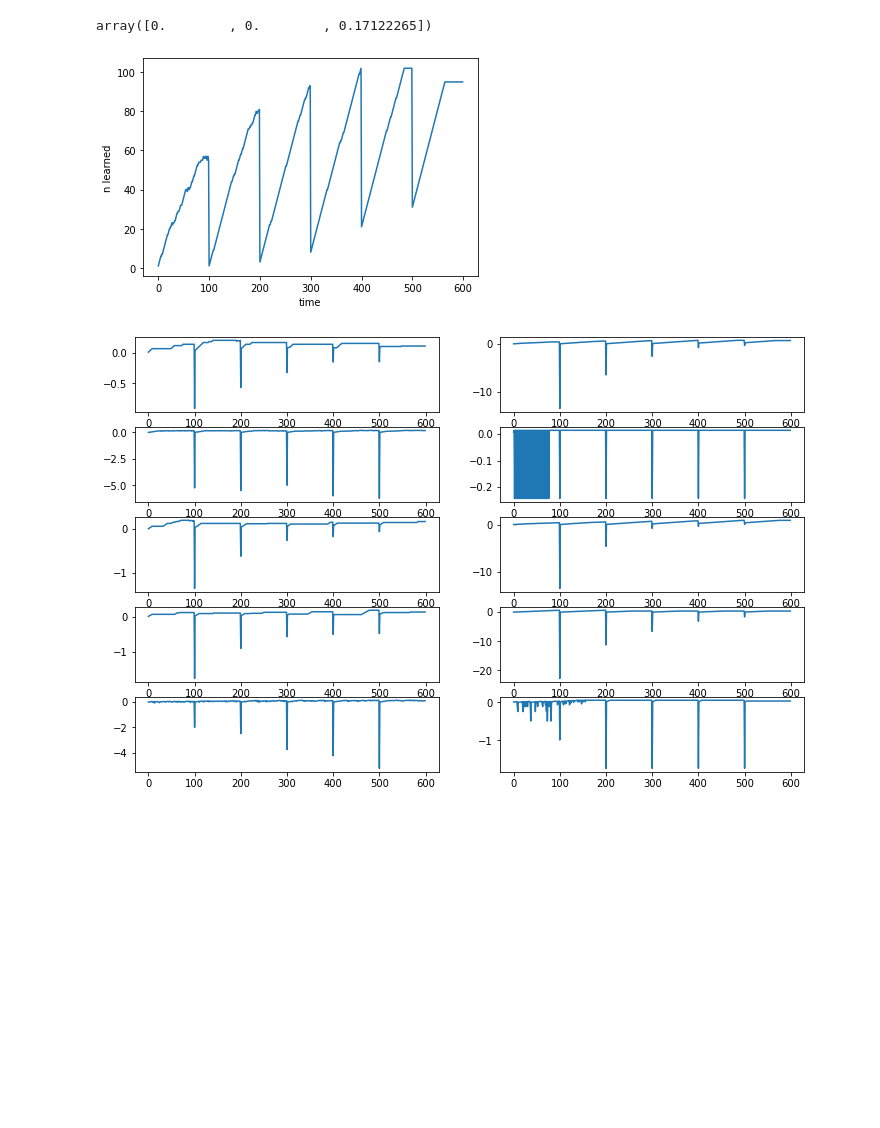
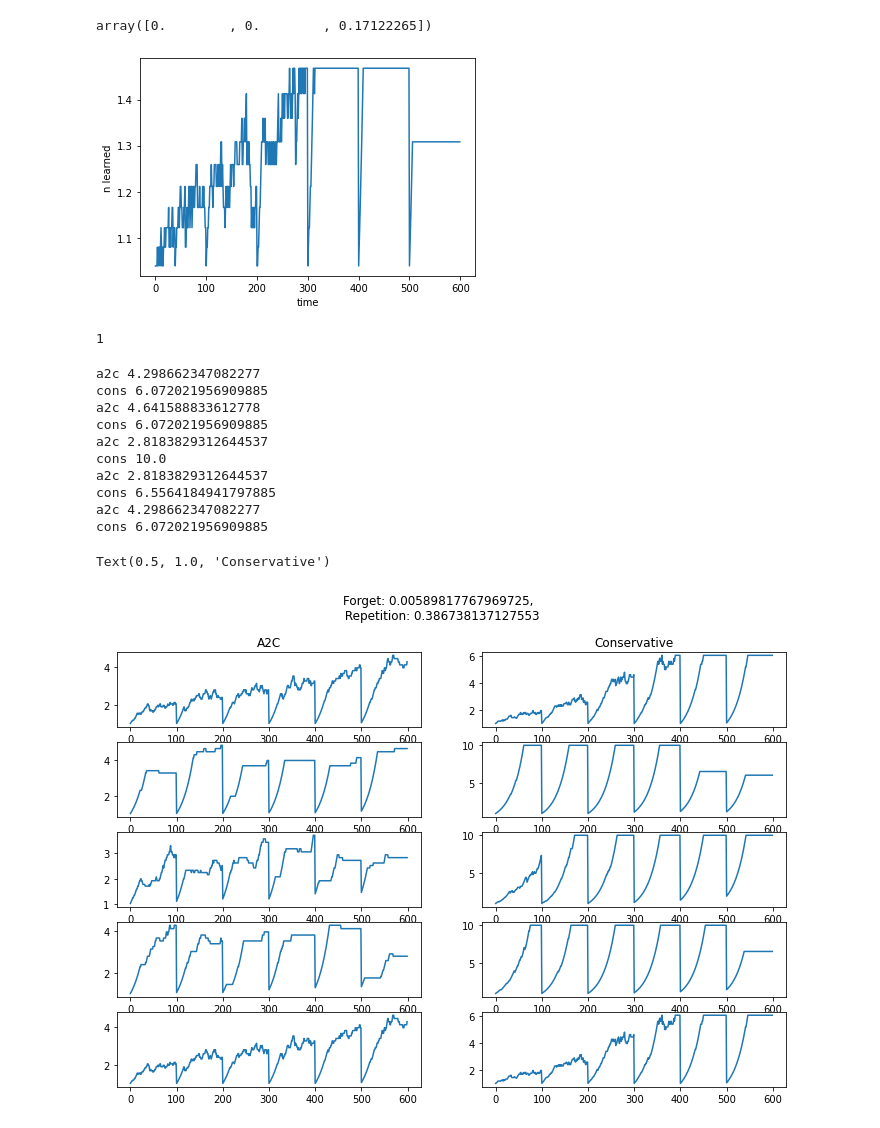
Before and after one commit to AurelienNioche/ActiveTeachingCollaborative, a Jupyter notebook: planning/using-a2c/check_discontinuous_runs.ipynb, the cells around one changed output. Cells and saved outputs as stored; diff of their text form; code cells hidden in the pictures; blank space fills up the shorter version.

Commit message:
exponential reward update

```diff
--- a/planning/using-a2c/check_discontinuous_runs.ipynb
+++ b/planning/using-a2c/check_discontinuous_runs.ipynb
@@ -15,6 +17,8 @@ from human_agents import generate_agents
 
 from baseline_policies.conservative import Conservative
 # %%
-monotonic=A2C.load('runs/v6/run_monotonic')
-ml = A2C.load('runs/v6/run_mean_learned')
-eb = A2C.load('runs/v6/run_exam_based')
+exp1=A2C.load('runs/discont_exp/run_1')
+exp15=A2C.load('runs/discont_exp/run_1.5')
+exp2=A2C.load('runs/discont_exp/run_2')
+exp3=A2C.load('runs/discont_exp/run_3')
+exp4=A2C.load('runs/discont_exp/run_4')
@@ -23,2 +25,4 @@ FileNotFoundError: [Errno 2] No such file or directory: 'runs/v6/run_monotonic'
 # %%
-env1=ml.env
+env1=exp2.env
+env1.t_max = 600
+env1.reward_coeff
@@ -68,40 +61,51 @@ env1.obs[0]
 # %% [output]
 array([0.        , 0.        , 0.17122265])
 # %%
-def run_one_episode_conservative(env, user):
-    obs = env.reset_for_new_user(user)
-#     env.penalty_coeff=0.0
-    policy = Conservative(env=env)
-    rewards = []
-    actions = []
-    while True:
-        action = policy.act(obs)
-        obs, reward, done, _ = env.step(action)
-        rewards.append(reward)
-        actions.append(action)
-        if done:
-            obs = env.reset_keeping_user()
-            break
-    return rewards, actions
+policy = Conservative(env=env1)
+# rewards2, actions2 = run_one_episode(env1, policy, is_a2c=False)
 # %%
-n_learned = np.array(rewards)*env.n_item
+n_learned = np.array(rewards2)#*env1.n_item
 
 fig, ax = plt.subplots()
 ax.plot(n_learned)
 ax.set_xlabel("time")
 ax.set_ylabel("n learned");
 # %% [output]
-[figure, old version]
+[figure, new version]
+# %%
+model=monotonic
+# %%
+env1.reward_coeff
+# %% [output]
+1
 # %%
 fig, axs = plt.subplots(5, 2, figsize=(12, 8))
 for i in range(5):
-    r1, a1 = run_one_episode_a2c(model, env, i)
+    r1, a1 = run_one_episode(env1, model, i)
     nl1 = np.array(r1)#*env.n_item
 #     nlp1 = nl1[nl1>0]
+#     nl1 = np.log10(nl1) * env1.n_item
     axs[i, 0].plot(nl1)
-    r2, a2 = run_one_episode_conservative(env, i)
+    print('a2c', nl1[-1])
+    r2, a2 = run_one_episode(env1, policy, i, is_a2c=False)
     nl2 = np.array(r2)#*env.n_item
 #     nlp2 = nl2[nl2>0]
+#     nl2 = np.log10(nl2) * env1.n_item
     axs[i, 1].plot(nl2)
+    print('cons', nl2[-1])
+fig.suptitle('Forget: {}, \n Repetition: {}'.format(env1.all_forget_rates.mean(), env1.all_repetition_rates.mean()))
+axs[0, 0].set_title('A2C')
+axs[0, 1].set_title('Conservative')
 # %% [output]
+a2c 4.298662347082277
+cons 6.072021956909885
+a2c 4.641588833612778
+cons 6.072021956909885
+a2c 2.8183829312644537
+cons 10.0
+a2c 2.8183829312644537
+cons 6.5564184941797885
+a2c 4.298662347082277
+cons 6.072021956909885
+Text(0.5, 1.0, 'Conservative')
-[figure, old version]
+[figure, new version]
```
Also changed, not shown: parts of 12 cells of this notebook, 4 other files.
